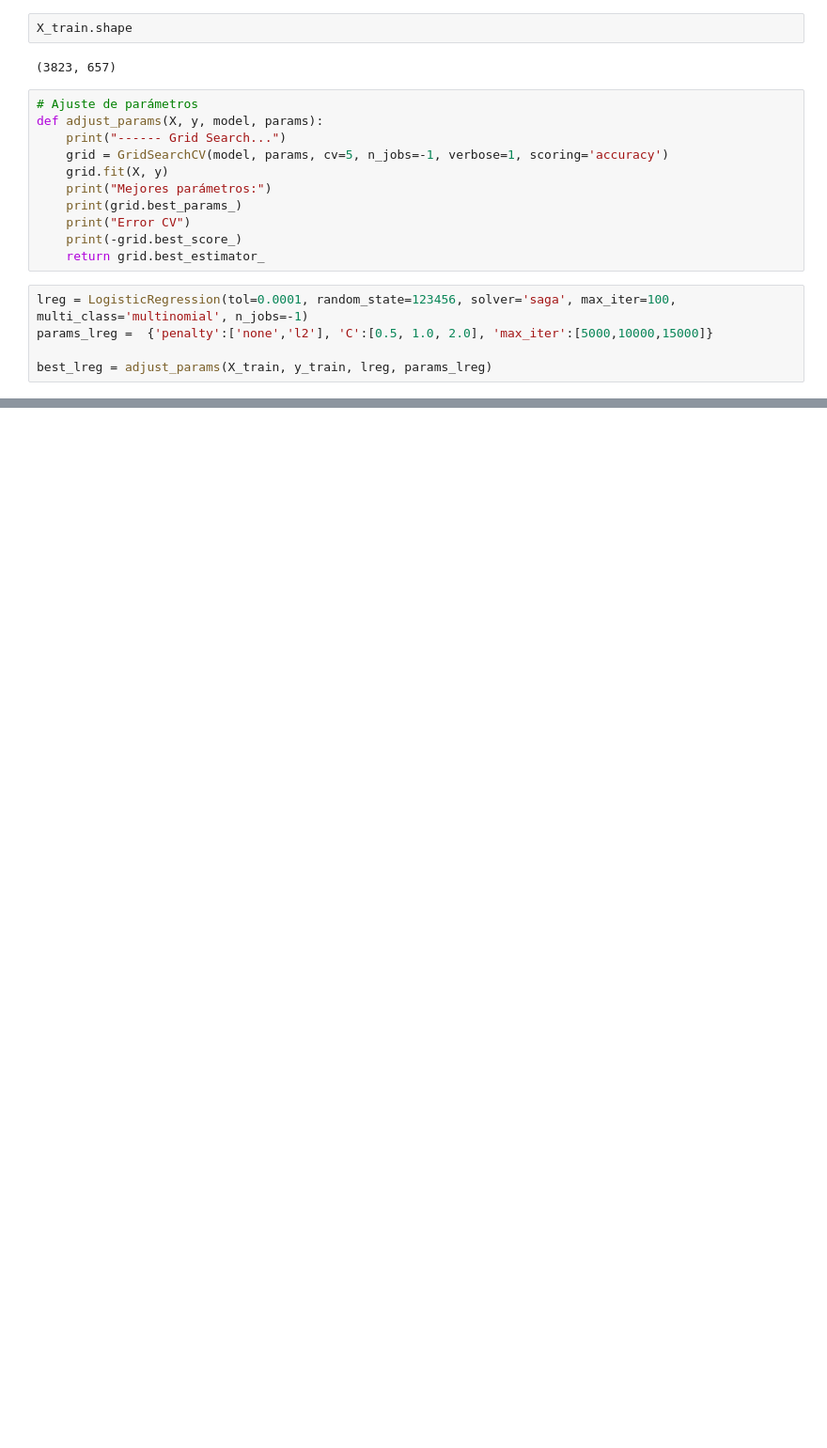
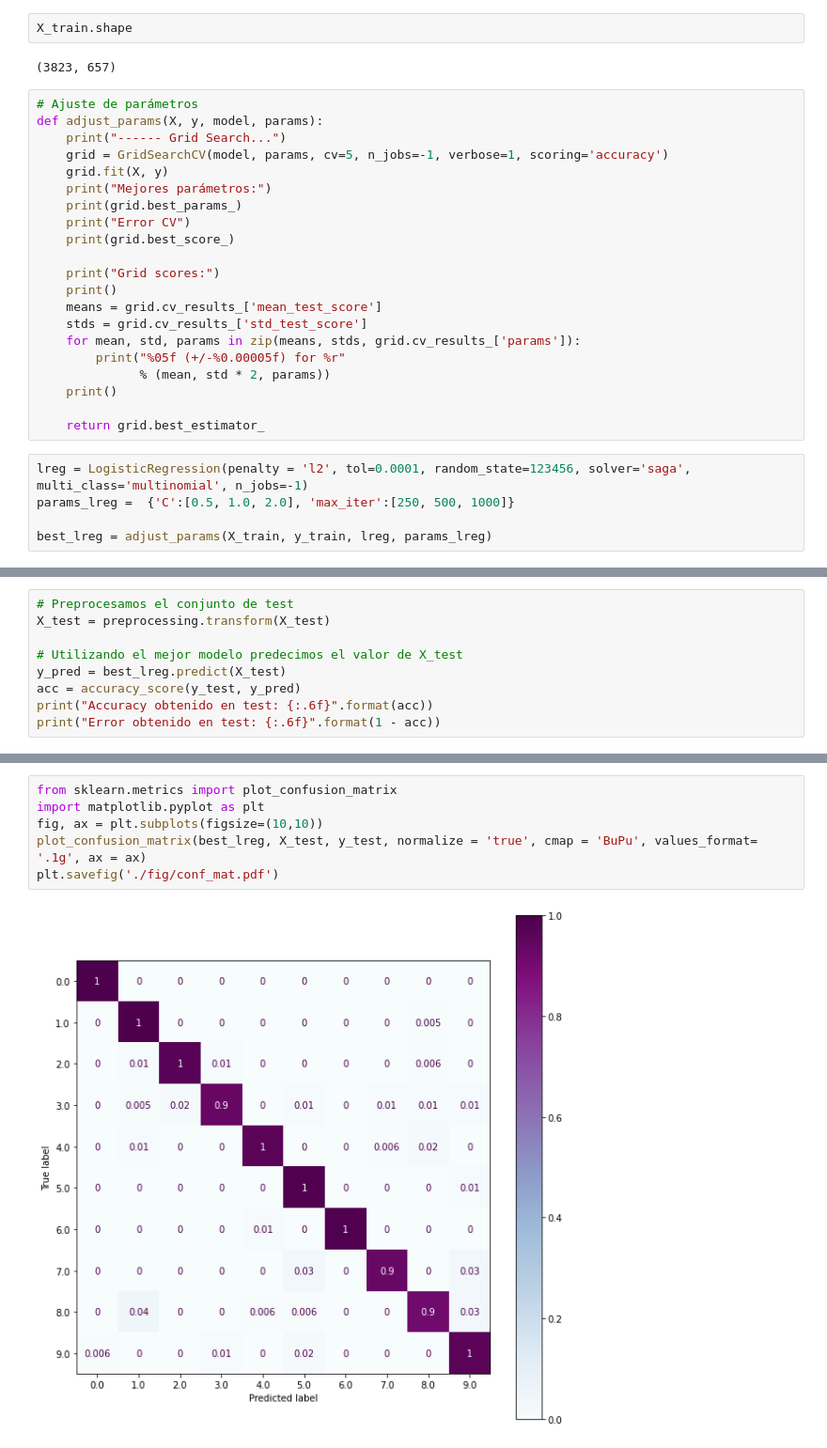
Before and after one commit to SofiaAlmeida/AA, a Jupyter notebook: P3/optdigits.ipynb, the cells around one changed output, grey strips where cells are left out. Shown at 94% size. Saved outputs shown, nothing was run; the diff lists cells and outputs as text; blank space fills up the shorter version.

```diff
--- a/P3/optdigits.ipynb
+++ b/P3/optdigits.ipynb
@@ -57,11 +57,21 @@ def adjust_params(X, y, model, params):
     print("Mejores parámetros:")
     print(grid.best_params_)
     print("Error CV")
-    print(-grid.best_score_)
+    print(grid.best_score_)
+
+    print("Grid scores:")
+    print()
+    means = grid.cv_results_['mean_test_score']
+    stds = grid.cv_results_['std_test_score']
+    for mean, std, params in zip(means, stds, grid.cv_results_['params']):
+        print("%05f (+/-%0.00005f) for %r"
+              % (mean, std * 2, params))
+    print()
+
     return grid.best_estimator_
 # %%
-lreg = LogisticRegression(tol=0.0001, random_state=123456, solver='saga', max_iter=100, multi_class='multinomial', n_jobs=-1)
-params_lreg =  {'penalty':['none','l2'], 'C':[0.5, 1.0, 2.0], 'max_iter':[5000,10000,15000]}
+lreg = LogisticRegression(penalty = 'l2', tol=0.0001, random_state=123456, solver='saga', multi_class='multinomial', n_jobs=-1)
+params_lreg =  {'C':[0.5, 1.0, 2.0], 'max_iter':[250, 500, 1000]}
 
 best_lreg = adjust_params(X_train, y_train, lreg, params_lreg)
 # %% [output]
@@ -70,0 +97,9 @@ Fitting 5 folds for each of 18 candidates, totalling 90 fits
+# %%
+# Preprocesamos el conjunto de test
+X_test = preprocessing.transform(X_test)
+
+# Utilizando el mejor modelo predecimos el valor de X_test
+y_pred = best_lreg.predict(X_test)
+acc = accuracy_score(y_test, y_pred)
+print("Accuracy obtenido en test: {:.6f}".format(acc))
+print("Error obtenido en test: {:.6f}".format(1 - acc))
@@ -70,0 +109,8 @@ Fitting 5 folds for each of 18 candidates, totalling 90 fits
+# %%
+from sklearn.metrics import plot_confusion_matrix
+import matplotlib.pyplot as plt
+fig, ax = plt.subplots(figsize=(10,10))
+plot_confusion_matrix(best_lreg, X_test, y_test, normalize = 'true', cmap = 'BuPu', values_format= '.1g', ax = ax)
+plt.savefig('./fig/conf_mat.pdf')
+# %% [output]
+[figure, added]
```
Also changed, not shown: parts of 3 cells of this notebook, 3 other files.
